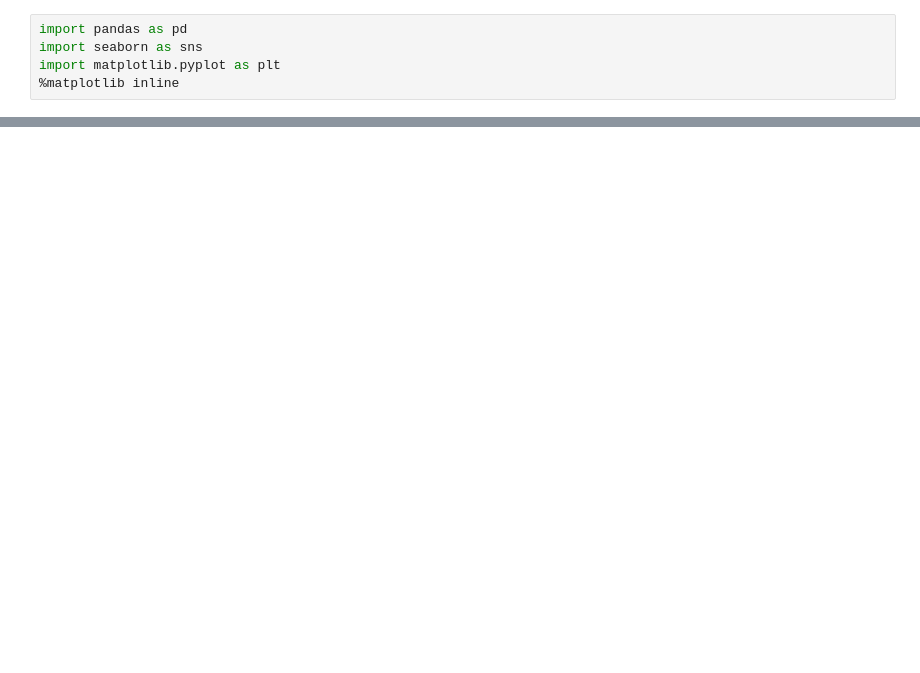
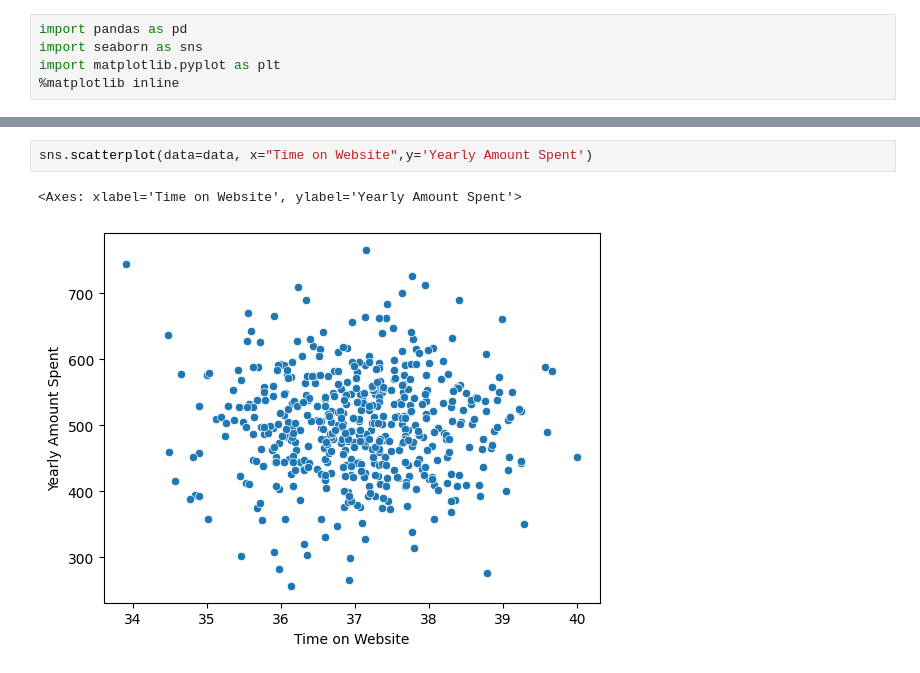
Before and after one commit to Milansuser/new_repo, a Jupyter notebook: Linear_regression/first_LR.ipynb, the cells around one changed output, grey strips where cells are left out. Drawn from its saved outputs; the diff is of its cells as text; blank space fills up the shorter version.

```diff
--- a/Linear_regression/first_LR.ipynb
+++ b/Linear_regression/first_LR.ipynb
@@ -15,0 +54,5 @@ data.head()
+# %%
+sns.scatterplot(data=data, x="Time on Website",y='Yearly Amount Spent')
+# %% [output]
+<Axes: xlabel='Time on Website', ylabel='Yearly Amount Spent'>
+[figure, added]
```
Also changed, not shown: parts of 8 cells of this notebook.
